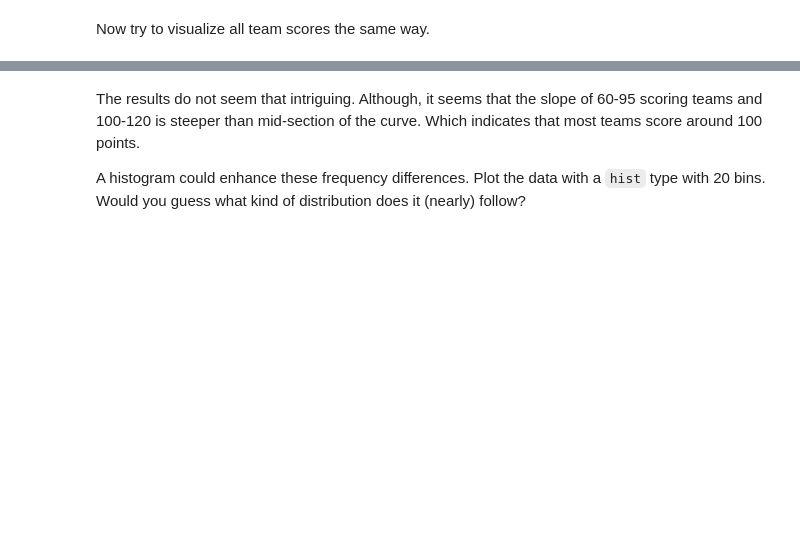
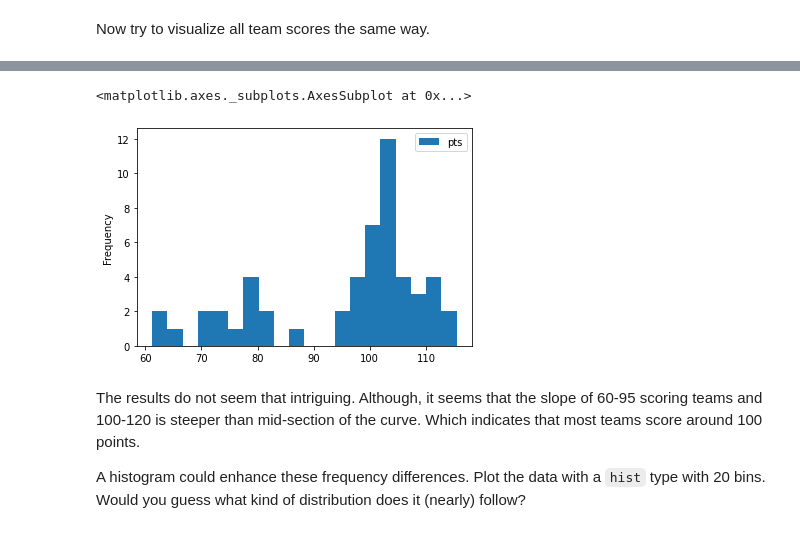
Before and after one commit to tomwrx/Data-Science-and-AI, a Jupyter notebook: Demo_subproject.ipynb, the cells around one changed output, grey strips where cells are left out. Cells and saved outputs as stored; diff of their text form; code cells hidden in the pictures; blank space fills up the shorter version.

```diff
--- a/Demo_subproject.ipynb
+++ b/Demo_subproject.ipynb
@@ -308,6 +308,11 @@ Now try to visualize all team scores the same way.
 # %% [markdown]
 You should see a result as follows:
 <div><img src="https://i.imgur.com/L2iTGuC.png" /></div>
+# %%
+grouped.plot(kind = 'hist', bins = 20)
+# %% [output]
+<matplotlib.axes._subplots.AxesSubplot at 0x...>
+[figure, added]
 # %% [markdown]
 The results do not seem that intriguing. Although, it seems that the slope of 60-95 scoring teams and 100-120 is steeper than mid-section of the curve. Which indicates that most teams score around 100 points.
 
```
Also changed, not shown: parts of 4 cells of this notebook.
